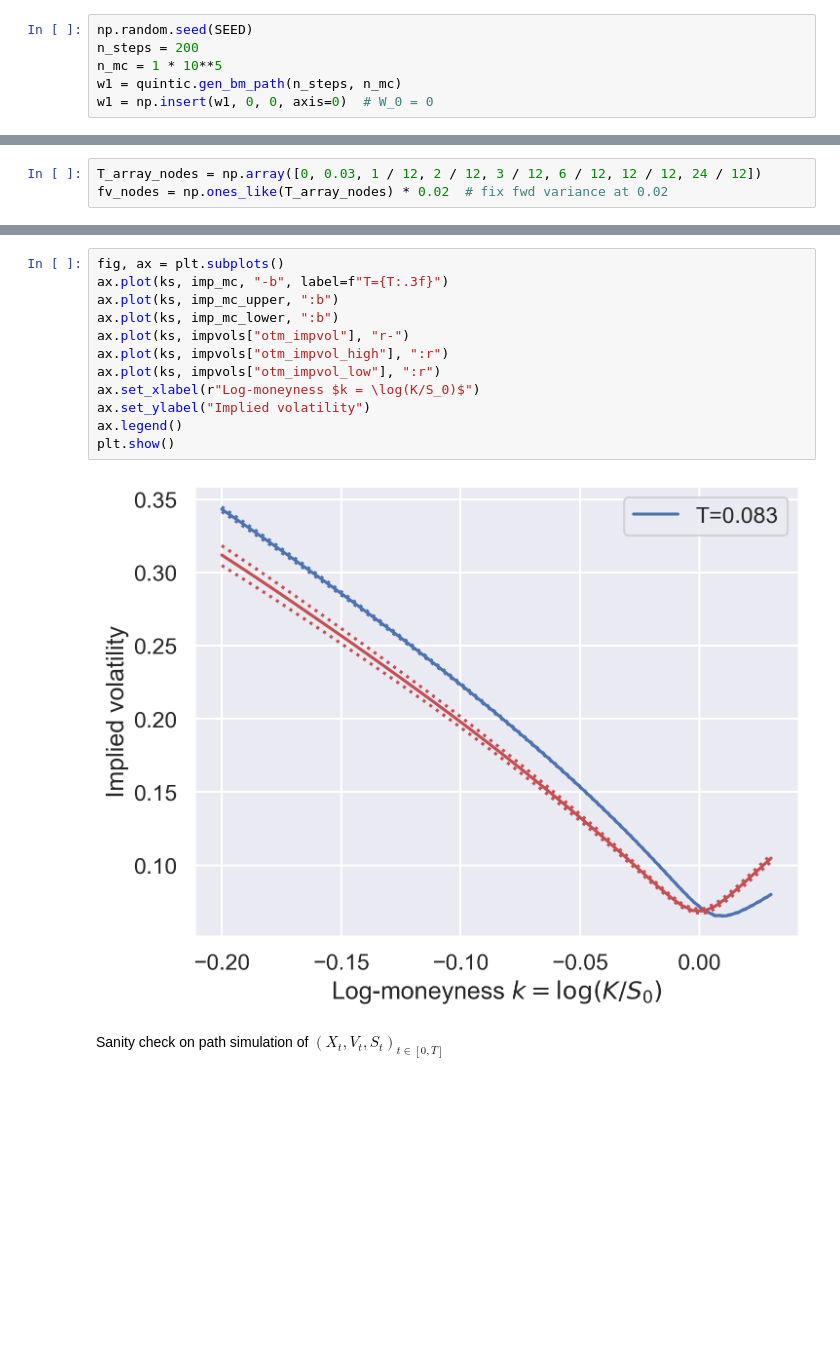
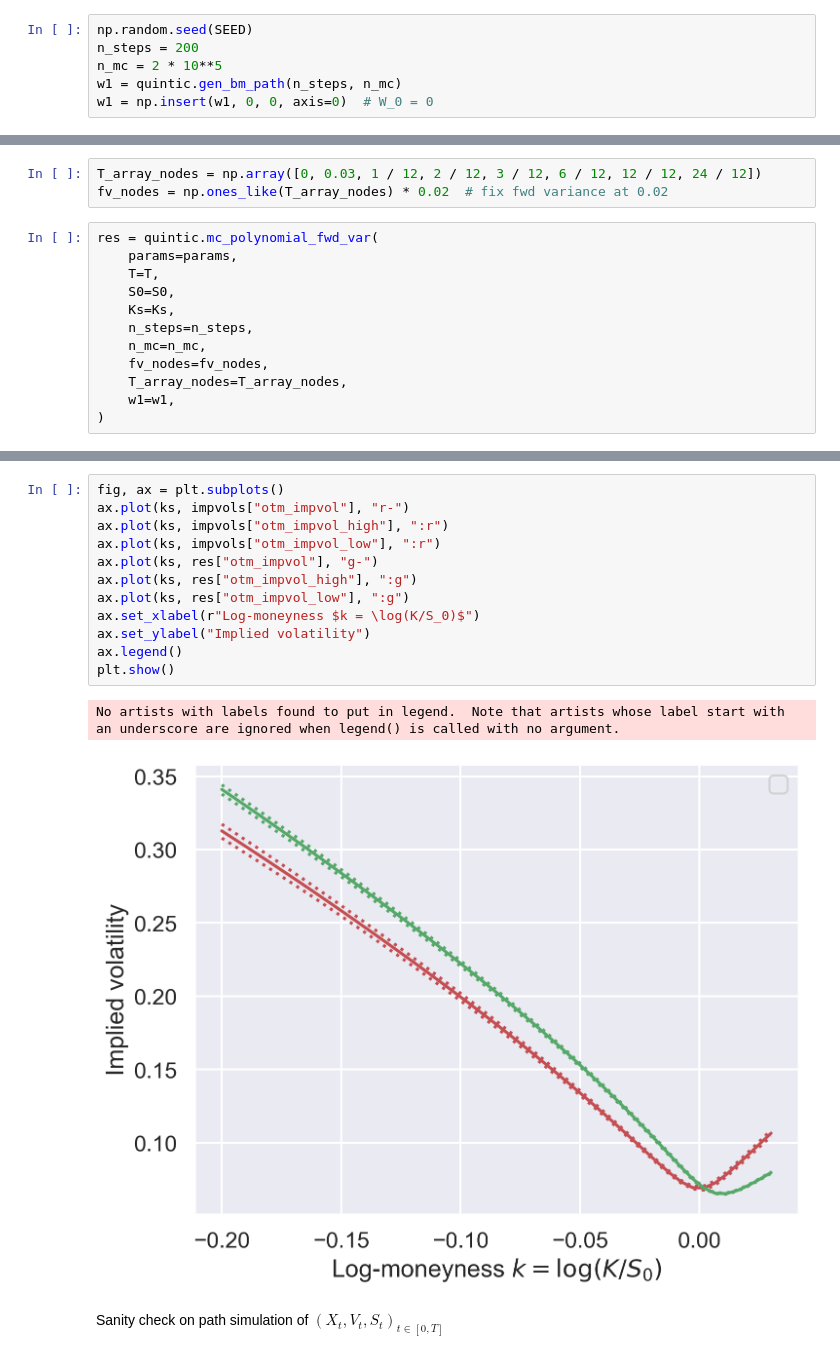
Before and after one commit to fbourgey/quintic-ou, a Jupyter notebook: quintic_ou.ipynb, the cells around one changed output, grey strips where cells are left out. Cells and saved outputs as stored; diff of their text form; blank space fills up the shorter version.

```diff
--- a/quintic_ou.ipynb
+++ b/quintic_ou.ipynb
@@ -103,7 +155,7 @@ $$
 # %%
 np.random.seed(SEED)
 n_steps = 200
-n_mc = 1 * 10**5
+n_mc = 2 * 10**5
 w1 = quintic.gen_bm_path(n_steps, n_mc)
 w1 = np.insert(w1, 0, 0, axis=0)  # W_0 = 0
 # %%
@@ -121,3 +173,15 @@ Ks = np.exp(ks) * S0  # strikes
 # %%
 T_array_nodes = np.array([0, 0.03, 1 / 12, 2 / 12, 3 / 12, 6 / 12, 12 / 12, 24 / 12])
 fv_nodes = np.ones_like(T_array_nodes) * 0.02  # fix fwd variance at 0.02
+# %%
+res = quintic.mc_polynomial_fwd_var(
+    params=params,
+    T=T,
+    S0=S0,
+    Ks=Ks,
+    n_steps=n_steps,
+    n_mc=n_mc,
+    fv_nodes=fv_nodes,
+    T_array_nodes=T_array_nodes,
+    w1=w1,
+)
@@ -145,17 +246,18 @@ impvols = quintic.simulate_quintic_ou(
 # %%
 fig, ax = plt.subplots()
-ax.plot(ks, imp_mc, "-b", label=f"T={T:.3f}")
-ax.plot(ks, imp_mc_upper, ":b")
-ax.plot(ks, imp_mc_lower, ":b")
 ax.plot(ks, impvols["otm_impvol"], "r-")
 ax.plot(ks, impvols["otm_impvol_high"], ":r")
 ax.plot(ks, impvols["otm_impvol_low"], ":r")
+ax.plot(ks, res["otm_impvol"], "g-")
+ax.plot(ks, res["otm_impvol_high"], ":g")
+ax.plot(ks, res["otm_impvol_low"], ":g")
 ax.set_xlabel(r"Log-moneyness $k = \log(K/S_0)$")
 ax.set_ylabel("Implied volatility")
 ax.legend()
 plt.show()
 # %% [output]
+No artists with labels found to put in legend.  Note that artists whose label start with an underscore are ignored when legend() is called with no argument.
-[figure, old version]
+[figure, new version]
 # %% [markdown]
 Sanity check on path simulation of $(X_t, V_t, S_t)_{t \in [0,T]}$
 # %%
```
Also changed, not shown: parts of 9 cells of this notebook, 3 other files.
